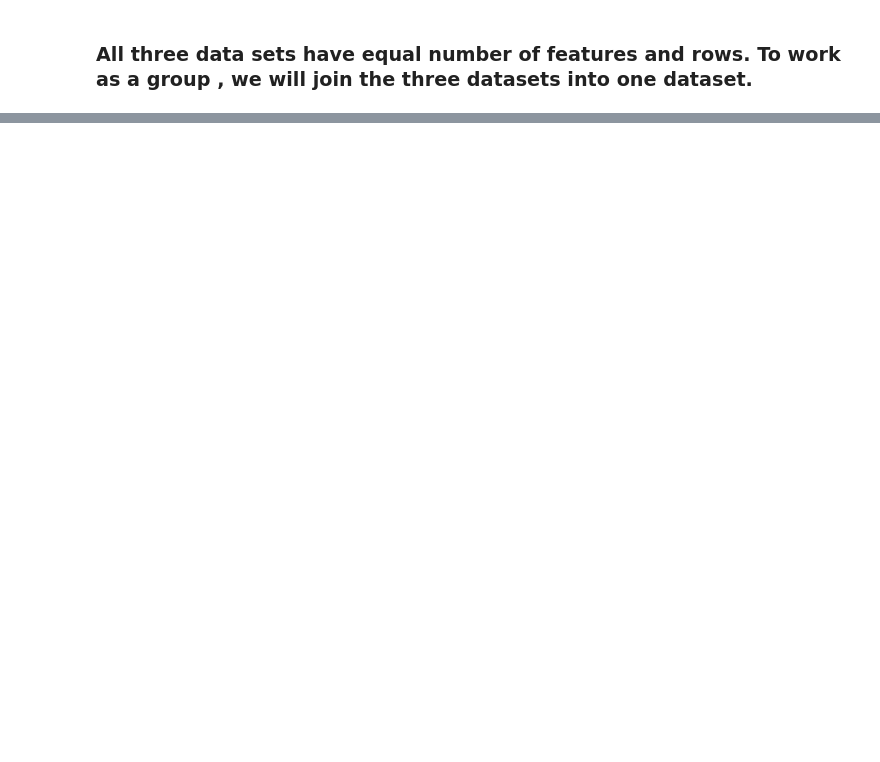
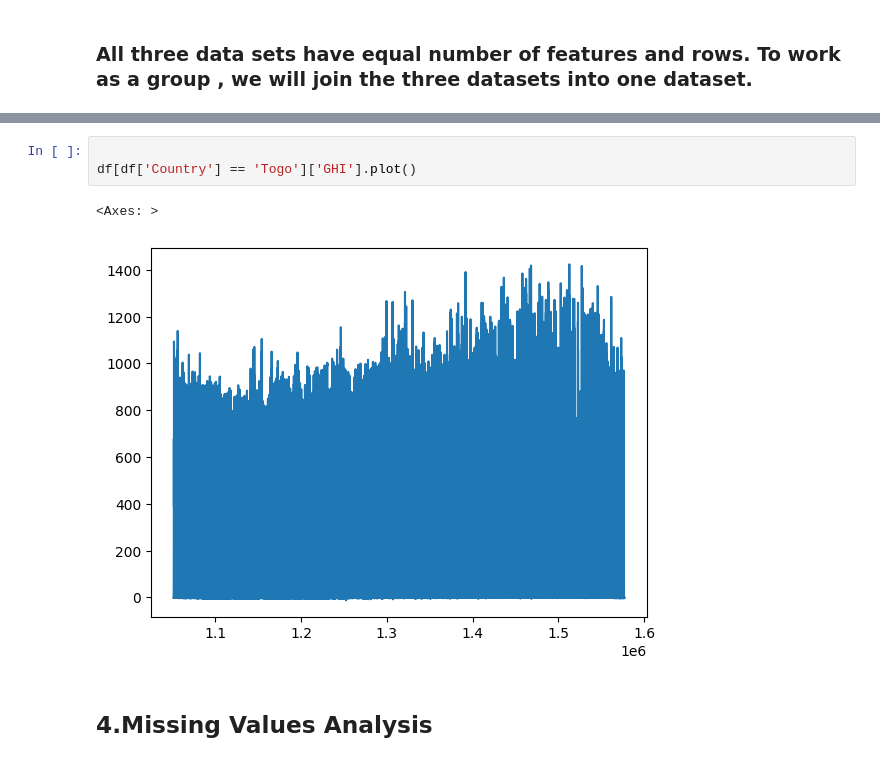
Before and after one commit to Eba-Fekadu/Machine_Learning_Capstone_Project_1, a Jupyter notebook: notebooks/EDA.ipynb, the cells around one changed output, grey strips where cells are left out. Drawn from its saved outputs; the diff is of its cells as text; blank space fills up the shorter version.

```diff
--- a/notebooks/EDA.ipynb
+++ b/notebooks/EDA.ipynb
@@ -178,0 +221,8 @@ Outlier detection using Isolation forest
+# %%
+
+df[df['Country'] == 'Togo']['GHI'].plot()
+# %% [output]
+<Axes: >
+[figure, added]
+# %% [markdown]
+## 4.Missing Values Analysis
```
Also changed, not shown: parts of 30 cells of this notebook.
